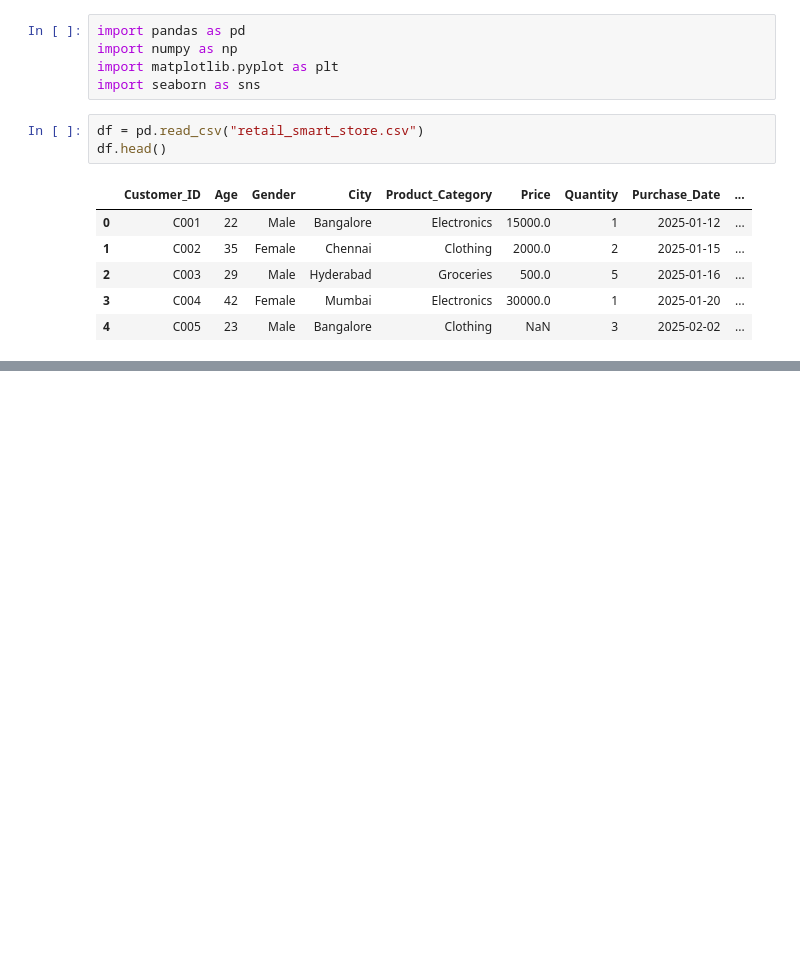
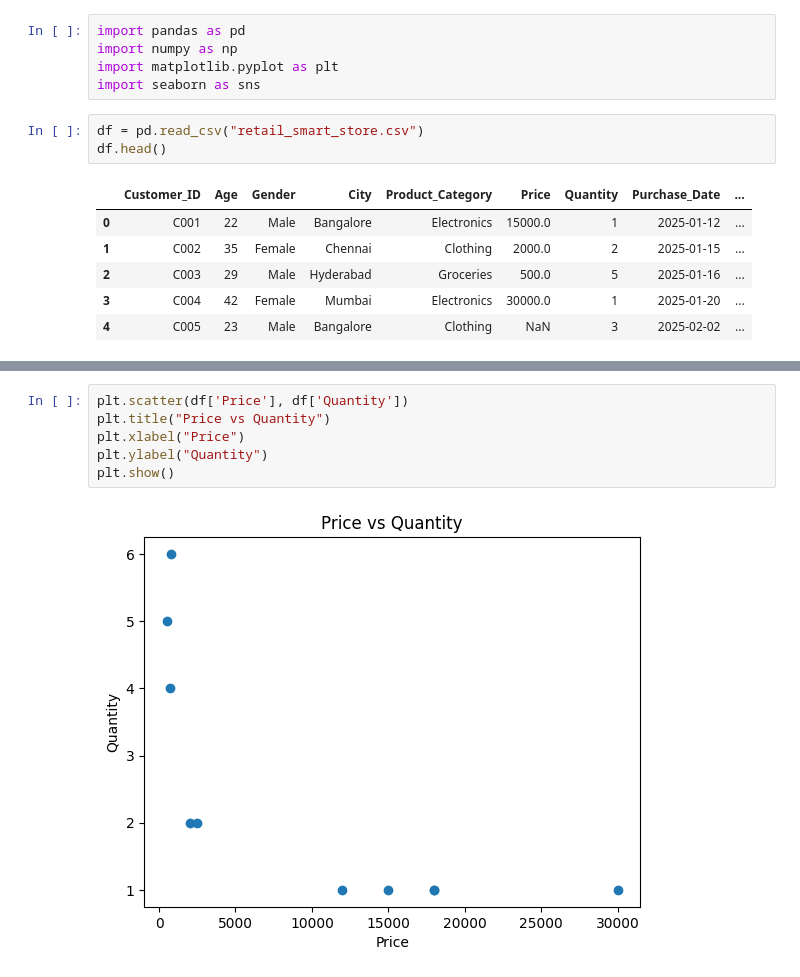
Before and after one commit to nishanthshekar2813-lgtm/-Retail-Cleaning-Project, a Jupyter notebook: notebook_3/Task3_EDA.ipynb, the cells around one changed output, grey strips where cells are left out. Drawn from its saved outputs; the diff is of its cells as text; blank space fills up the shorter version.

```diff
--- a/notebook_3/Task3_EDA.ipynb
+++ b/notebook_3/Task3_EDA.ipynb
@@ -15,0 +81,8 @@ df.head()
+# %%
+plt.scatter(df['Price'], df['Quantity'])
+plt.title("Price vs Quantity")
+plt.xlabel("Price")
+plt.ylabel("Quantity")
+plt.show()
+# %% [output]
+[figure, added]
```
Also changed, not shown: parts of 11 cells of this notebook, 1 other file.
